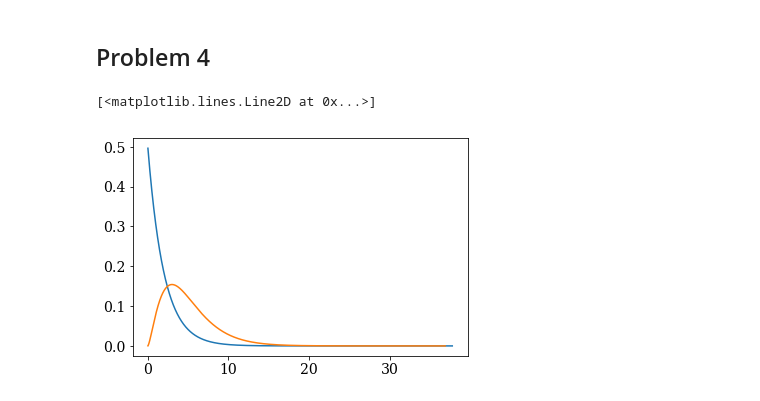
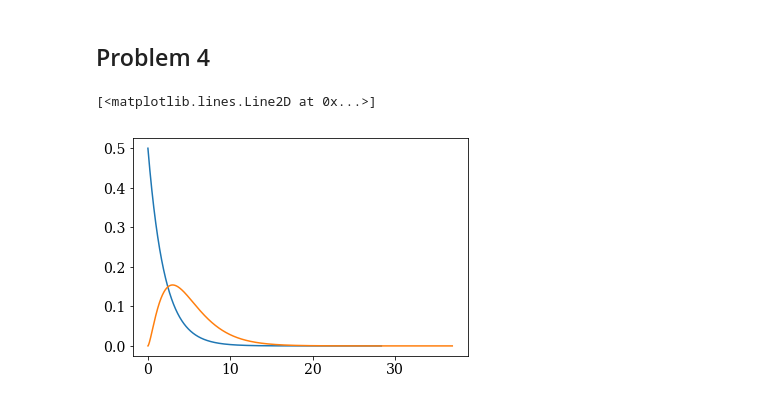
Before and after one commit to PHYST480/homeworks-nwo16, a Jupyter notebook: PHYST480-F18-HW1-NicholasOBrien.ipynb, the cells around one changed output. Drawn from its saved outputs; the diff is of its cells as text; code cells hidden in the pictures.

```diff
--- a/PHYST480-F18-HW1-NicholasOBrien.ipynb
+++ b/PHYST480-F18-HW1-NicholasOBrien.ipynb
@@ -119,19 +119,19 @@ Scott Binsize = 0.040613902294111826
 # %%
 from scipy.stats import chi2
 
 data4 = norm.rvs(loc = 0,scale = 1,size = 1000000)
 
 
 dist5 = chi2(5)
-r5 = dist.rvs(1000000)
+r5 = dist5.rvs(1000000)
 dist2 = chi2(2)
-r2 = dist.rvs(1000000)
+r2 = dist2.rvs(1000000)
 
 plt.plot(np.sort(r2),dist2.pdf(np.sort(r2)))
 plt.plot(np.sort(r5),dist5.pdf(np.sort(r5)))
 
 
 #plt.hist(data4,bins=100,histtype="step",density=True)
 # %% [output]
 [<matplotlib.lines.Line2D at 0x...>]
-[figure, old version]
+[figure, new version]
```
